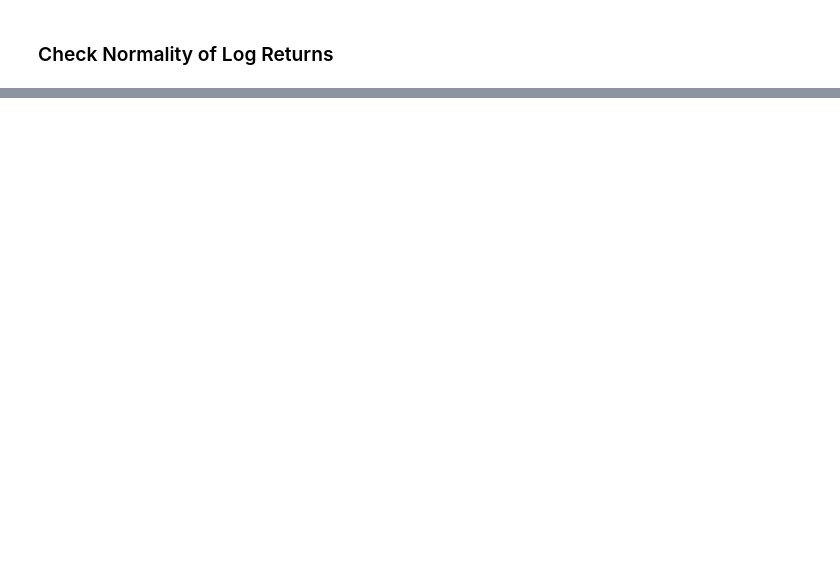
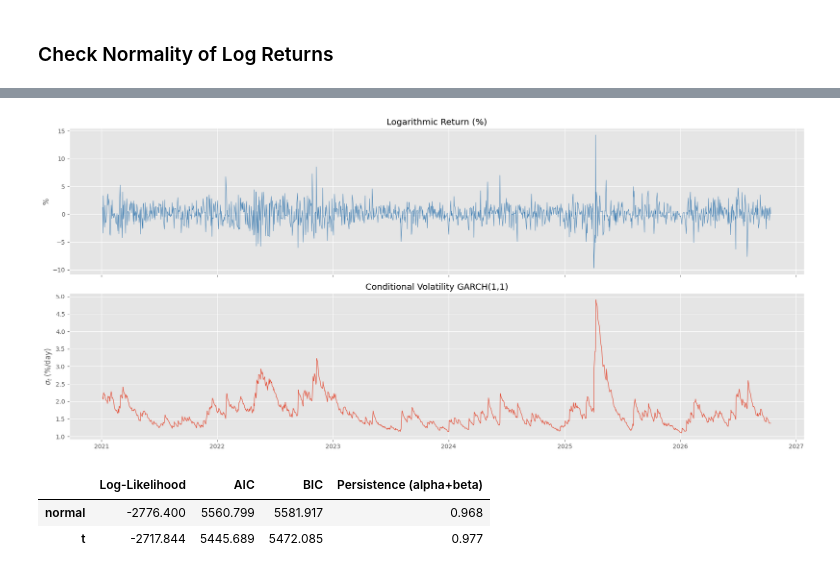
Before and after one commit to fadeeva/quant_finance_projects, a Jupyter notebook: 01_Analysis_and_Modeling_of_Stock_Returns.ipynb, the cells around one changed output, grey strips where cells are left out. Cells and saved outputs as stored; diff of their text form; code cells hidden in the pictures; blank space fills up the shorter version.

Commit message:
train GARCH(1, 1)

```diff
--- a/01_Analysis_and_Modeling_of_Stock_Returns.ipynb
+++ b/01_Analysis_and_Modeling_of_Stock_Returns.ipynb
@@ -116,0 +123,12 @@ pd.DataFrame(
+# %%
+train = df[f'{tickers[0]}_log_ret'].iloc[:1450]*100
+test = df[f'{tickers[0]}_log_ret'].iloc[1450:]*100
+
+model = arch_model(
+    train, vol='Garch',
+    p=1, q=1, mean='Constant', dist='t'
+)
+
+res = model.fit(disp='off')
+
+res.summary()
@@ -116,0 +157,39 @@ pd.DataFrame(
+# %%
+cond_vol = res.conditional_volatility
+
+fig, axes = plt.subplots(2, 1, figsize=(18, 8), sharex=True)
+
+axes[0].plot(train.index, train, color='steelblue', linewidth=0.7)
+axes[0].set_title('Logarithmic Return (%)')
+axes[0].set_ylabel('%')
+
+axes[1].plot(cond_vol.index, cond_vol, linewidth=0.9)
+axes[1].set_title('Сonditional Volatility GARCH(1,1)')
+axes[1].set_ylabel(r'$\sigma_t$ (%/day)')
+
+plt.tight_layout()
+# %% [output]
+[figure, added]
+# %%
+results = {}
+fits = {}
+
+for dist_name in ['normal', 't']:
+    m = arch_model(train, vol='Garch', p=1, q=1, mean='Constant',
+                   dist=dist_name, rescale=True)
+    r = m.fit(disp='off')
+    fits[dist_name] = r
+    results[dist_name] = {
+        'Log-Likelihood': r.loglikelihood,
+        'AIC': r.aic,
+        'BIC': r.bic,
+        'Persistence (alpha+beta)': r.params['alpha[1]'] + r.params['beta[1]'],
+    }
+
+comparison = pd.DataFrame(results).T
+comparison = comparison.astype(float).round(3)
+comparison
+# %% [output]
+|  | Log-Likelihood | AIC | BIC | Persistence (alpha+beta) |
+| normal | -2776.400 | 5560.799 | 5581.917 | 0.968 |
+| t | -2717.844 | 5445.689 | 5472.085 | 0.977 |
```
Also changed, not shown: parts of 9 cells of this notebook.
